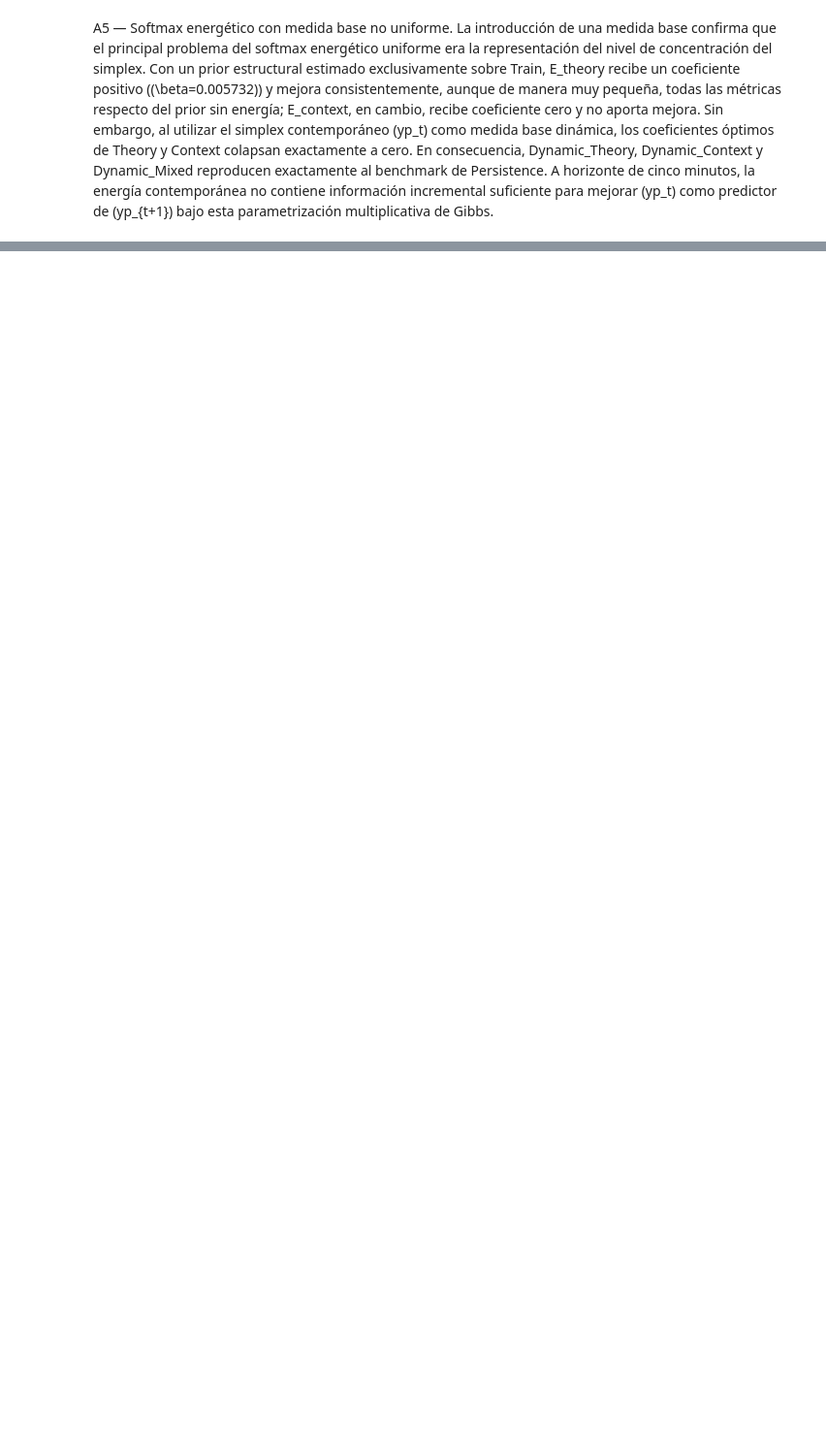
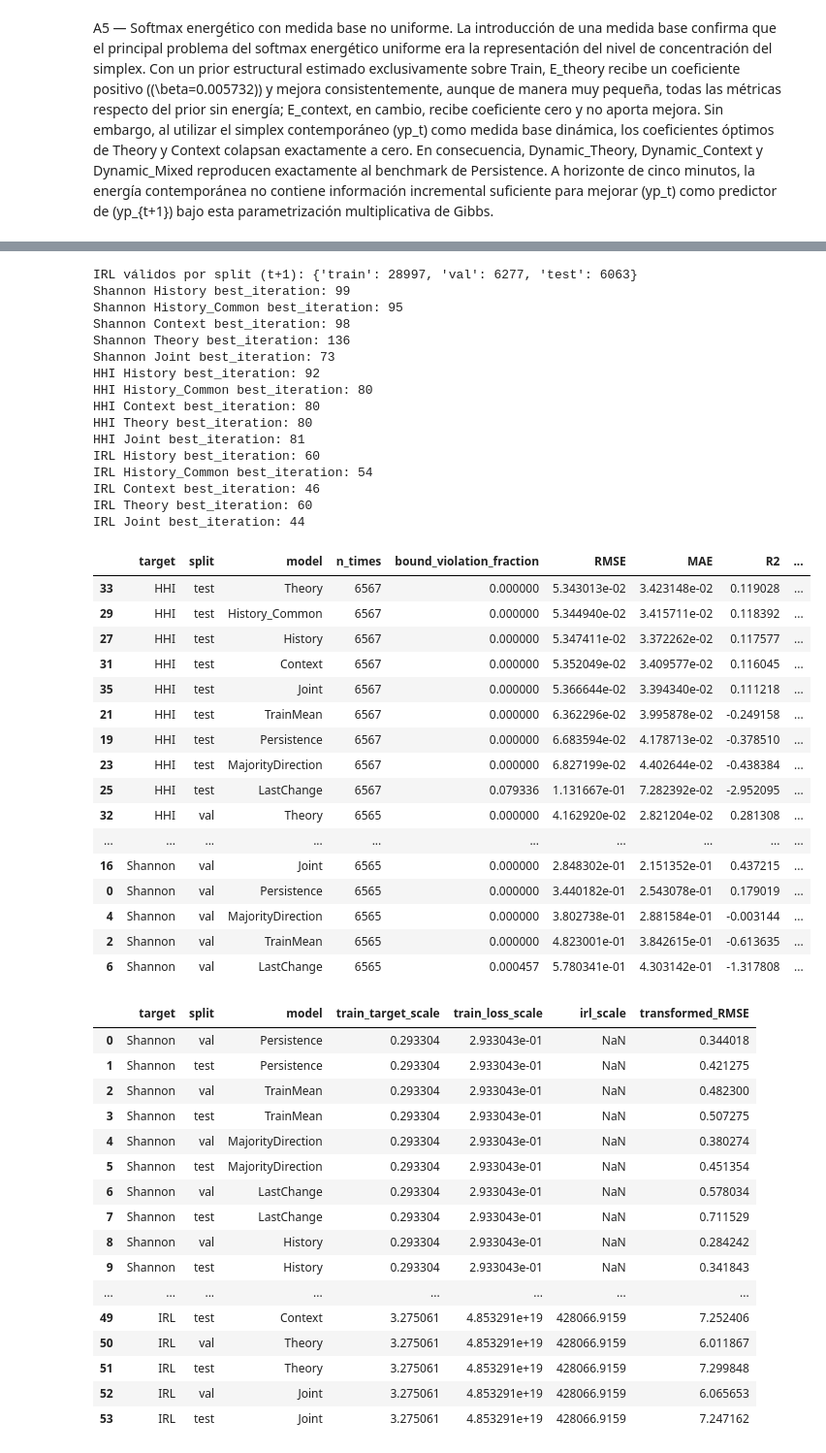
Before and after one commit to Miguithub/NPP_Cripto_5min, a Jupyter notebook: Eth;_Ectx;_Libre_112024_012026.ipynb, the cells around one changed output, grey strips where cells are left out. Shown at 97% size. Saved outputs shown, nothing was run; the diff lists cells and outputs as text; code cells hidden in the pictures; blank space fills up the shorter version.

```diff
--- a/Eth;_Ectx;_Libre_112024_012026.ipynb
+++ b/Eth;_Ectx;_Libre_112024_012026.ipynb
@@ -6033,0 +13232,3 @@ A5 — Softmax energético con medida base no uniforme. La introducción de una
+# %%
+config = Config(device='cpu', train_stride=1)
+data = prepare(df1_ctx, df1_th, assets, config)
@@ -6033,0 +13263,55 @@ A5 — Softmax energético con medida base no uniforme. La introducción de una
+# %%
+result_B2 = run_B2(data, ablation=True)
+display(result_B2['results'].sort_values(['target', 'split', 'RMSE']))
+display(result_B2['diagnostics'])
+# %% [output]
+IRL válidos por split (t+1): {'train': 28997, 'val': 6277, 'test': 6063}
+Shannon History best_iteration: 99
+Shannon History_Common best_iteration: 95
+Shannon Context best_iteration: 98
+Shannon Theory best_iteration: 136
+Shannon Joint best_iteration: 73
+HHI History best_iteration: 92
+HHI History_Common best_iteration: 80
+HHI Context best_iteration: 80
+HHI Theory best_iteration: 80
+HHI Joint best_iteration: 81
+IRL History best_iteration: 60
+IRL History_Common best_iteration: 54
+IRL Context best_iteration: 46
+IRL Theory best_iteration: 60
+IRL Joint best_iteration: 44
+|  | target | split | model | n_times | bound_violation_fraction | RMSE | MAE | R2 | ... |
+| 33 | HHI | test | Theory | 6567 | 0.000000 | 5.343013e-02 | 3.423148e-02 | 0.119028 | ... |
+| 29 | HHI | test | History_Common | 6567 | 0.000000 | 5.344940e-02 | 3.415711e-02 | 0.118392 | ... |
+| 27 | HHI | test | History | 6567 | 0.000000 | 5.347411e-02 | 3.372262e-02 | 0.117577 | ... |
+| 31 | HHI | test | Context | 6567 | 0.000000 | 5.352049e-02 | 3.409577e-02 | 0.116045 | ... |
+| 35 | HHI | test | Joint | 6567 | 0.000000 | 5.366644e-02 | 3.394340e-02 | 0.111218 | ... |
+| 21 | HHI | test | TrainMean | 6567 | 0.000000 | 6.362296e-02 | 3.995878e-02 | -0.249158 | ... |
+| 19 | HHI | test | Persistence | 6567 | 0.000000 | 6.683594e-02 | 4.178713e-02 | -0.378510 | ... |
+| 23 | HHI | test | MajorityDirection | 6567 | 0.000000 | 6.827199e-02 | 4.402644e-02 | -0.438384 | ... |
+| 25 | HHI | test | LastChange | 6567 | 0.079336 | 1.131667e-01 | 7.282392e-02 | -2.952095 | ... |
+| 32 | HHI | val | Theory | 6565 | 0.000000 | 4.162920e-02 | 2.821204e-02 | 0.281308 | ... |
+| ... | ... | ... | ... | ... | ... | ... | ... | ... | ... |
+| 16 | Shannon | val | Joint | 6565 | 0.000000 | 2.848302e-01 | 2.151352e-01 | 0.437215 | ... |
+| 0 | Shannon | val | Persistence | 6565 | 0.000000 | 3.440182e-01 | 2.543078e-01 | 0.179019 | ... |
+| 4 | Shannon | val | MajorityDirection | 6565 | 0.000000 | 3.802738e-01 | 2.881584e-01 | -0.003144 | ... |
+| 2 | Shannon | val | TrainMean | 6565 | 0.000000 | 4.823001e-01 | 3.842615e-01 | -0.613635 | ... |
+| 6 | Shannon | val | LastChange | 6565 | 0.000457 | 5.780341e-01 | 4.303142e-01 | -1.317808 | ... |
+|  | target | split | model | train_target_scale | train_loss_scale | irl_scale | transformed_RMSE |
+| 0 | Shannon | val | Persistence | 0.293304 | 2.933043e-01 | NaN | 0.344018 |
+| 1 | Shannon | test | Persistence | 0.293304 | 2.933043e-01 | NaN | 0.421275 |
+| 2 | Shannon | val | TrainMean | 0.293304 | 2.933043e-01 | NaN | 0.482300 |
+| 3 | Shannon | test | TrainMean | 0.293304 | 2.933043e-01 | NaN | 0.507275 |
+| 4 | Shannon | val | MajorityDirection | 0.293304 | 2.933043e-01 | NaN | 0.380274 |
+| 5 | Shannon | test | MajorityDirection | 0.293304 | 2.933043e-01 | NaN | 0.451354 |
+| 6 | Shannon | val | LastChange | 0.293304 | 2.933043e-01 | NaN | 0.578034 |
+| 7 | Shannon | test | LastChange | 0.293304 | 2.933043e-01 | NaN | 0.711529 |
+| 8 | Shannon | val | History | 0.293304 | 2.933043e-01 | NaN | 0.284242 |
+| 9 | Shannon | test | History | 0.293304 | 2.933043e-01 | NaN | 0.341843 |
+| ... | ... | ... | ... | ... | ... | ... | ... |
+| 49 | IRL | test | Context | 3.275061 | 4.853291e+19 | 428066.9159 | 7.252406 |
+| 50 | IRL | val | Theory | 3.275061 | 4.853291e+19 | 428066.9159 | 6.011867 |
+| 51 | IRL | test | Theory | 3.275061 | 4.853291e+19 | 428066.9159 | 7.299848 |
+| 52 | IRL | val | Joint | 3.275061 | 4.853291e+19 | 428066.9159 | 6.065653 |
+| 53 | IRL | test | Joint | 3.275061 | 4.853291e+19 | 428066.9159 | 7.247162 |
```
Also changed, not shown: parts of 53 cells of this notebook.
